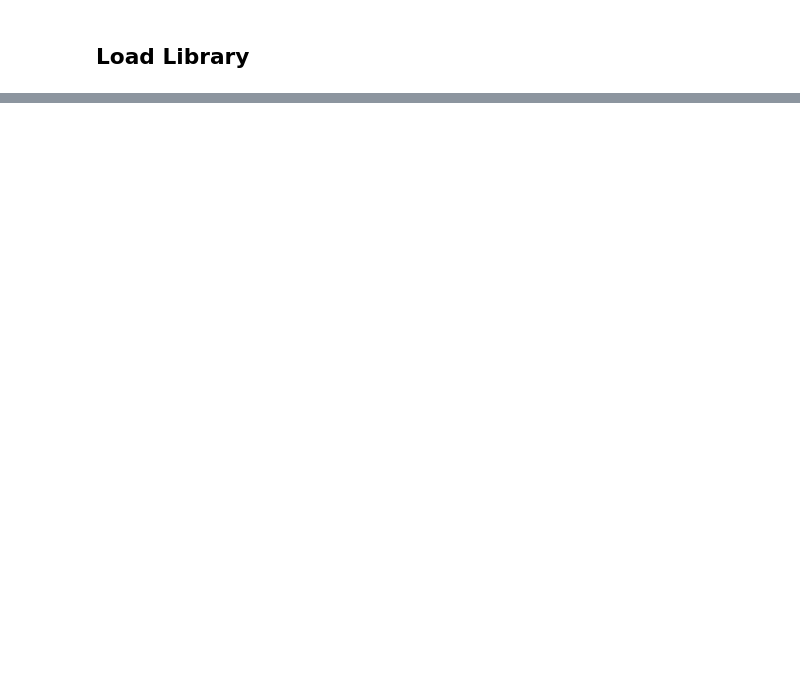
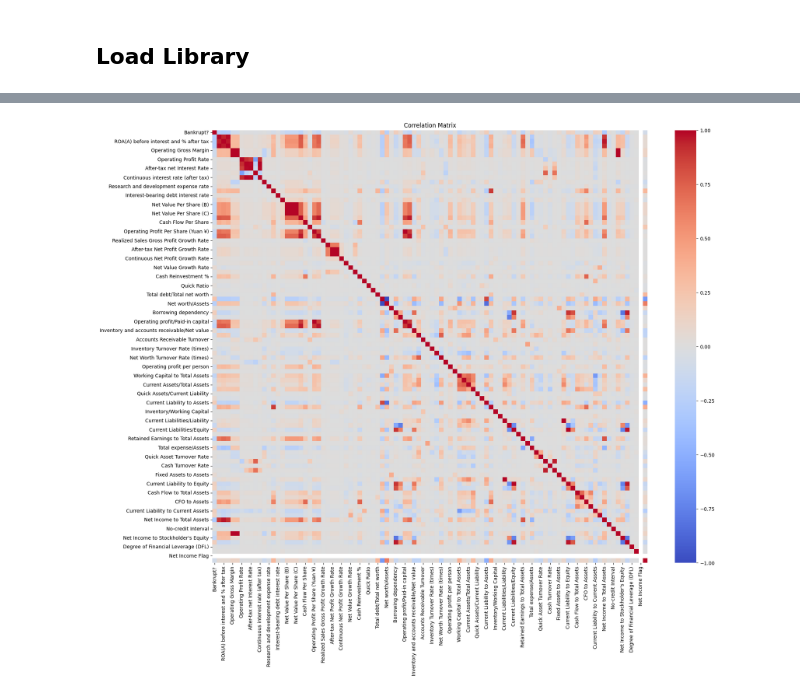
Before and after one commit to satriahady-git/banktrupcy-company, a Jupyter notebook: modeling.ipynb, the cells around one changed output, grey strips where cells are left out. Drawn from its saved outputs; the diff is of its cells as text; code cells hidden in the pictures; blank space fills up the shorter version.

```diff
--- a/modeling.ipynb
+++ b/modeling.ipynb
@@ -19,0 +141,16 @@ import seaborn as sns
+# %%
+correlation = df[num_columns].corr()
+
+plt.figure(figsize=(20, 16))
+sns.heatmap(
+    correlation,
+    cmap="coolwarm",
+    center=0,
+    vmin=-1,
+    vmax=1,
+)
+
+plt.title("Correlation Matrix")
+plt.show()
+# %% [output]
+[figure, added]
```
Also changed, not shown: parts of 38 cells of this notebook.
